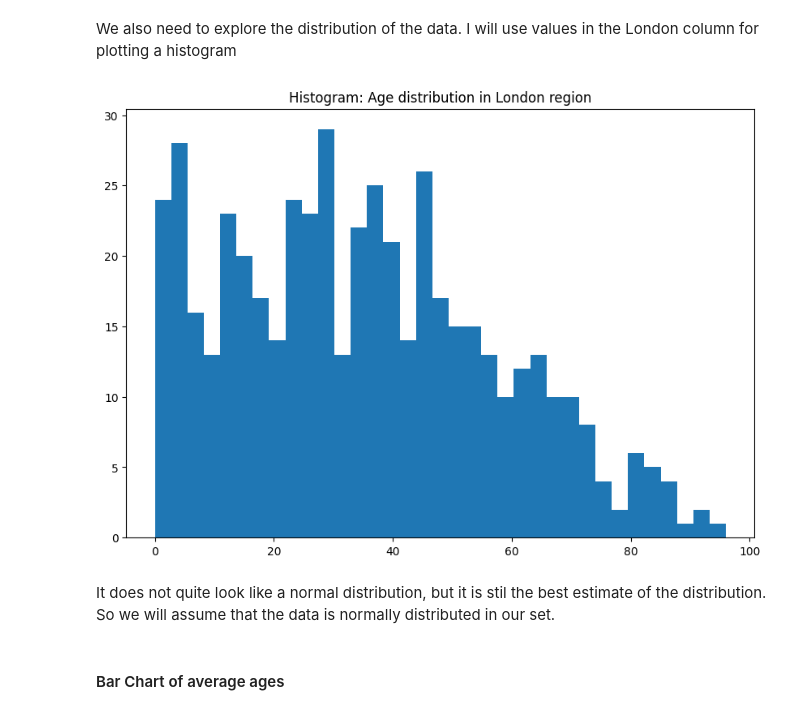
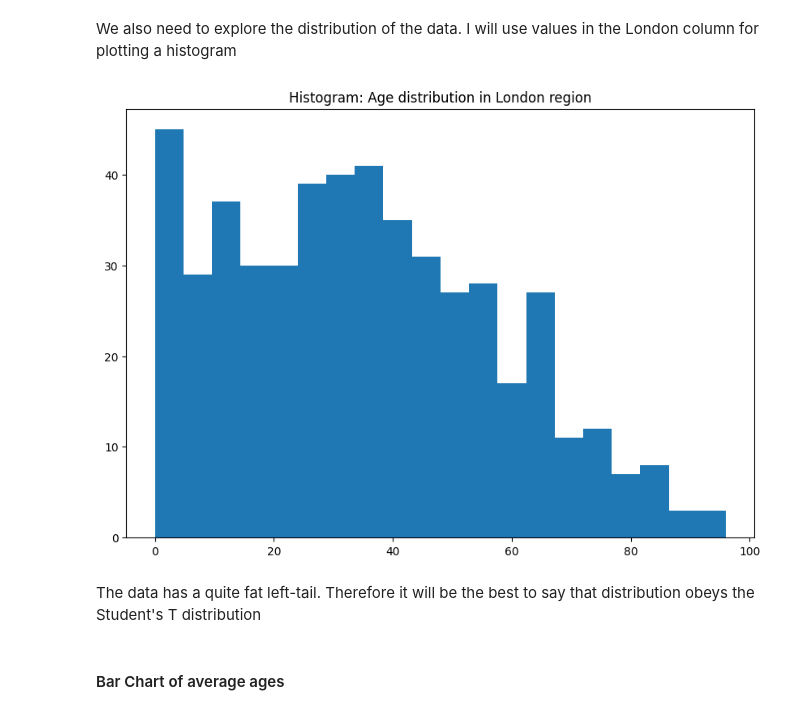
Before and after one commit to egorchern/Data, a Jupyter notebook: lab_4/lab_4.ipynb, the cells around one changed output. Cells and saved outputs as stored; diff of their text form; code cells hidden in the pictures.

```diff
--- a/lab_4/lab_4.ipynb
+++ b/lab_4/lab_4.ipynb
@@ -113,16 +113,16 @@ plt.show()
 <p>We also need to explore the distribution of the data. I will use values in the London column for plotting a histogram</p>
 # %%
 region_used = "London"
-num_bins = 35
+num_bins = 20
 fig, ax = plt.subplots(figsize =(10, 7), facecolor="white")
 fig.set_dpi(100)
 n, bins, patches = plt.hist(sample_explore[region_used], num_bins)
 plt.title("Histogram: Age distribution in London region")
 plt.show()
 # %% [output]
-[figure, old version]
+[figure, new version]
-# %% [markdown]
-<p>It does not quite look like a normal distribution, but it is stil the best estimate of the distribution. So we will assume that the data is normally distributed in our set.</p>
+# %% [markdown]
+<p>The data has a quite fat left-tail. Therefore it will be the best to say that distribution obeys the Student's T distribution</p>
 # %% [markdown]
 <h4>Bar Chart of average ages</h4>
 # %%
```
Also changed, not shown: parts of 14 cells of this notebook.
